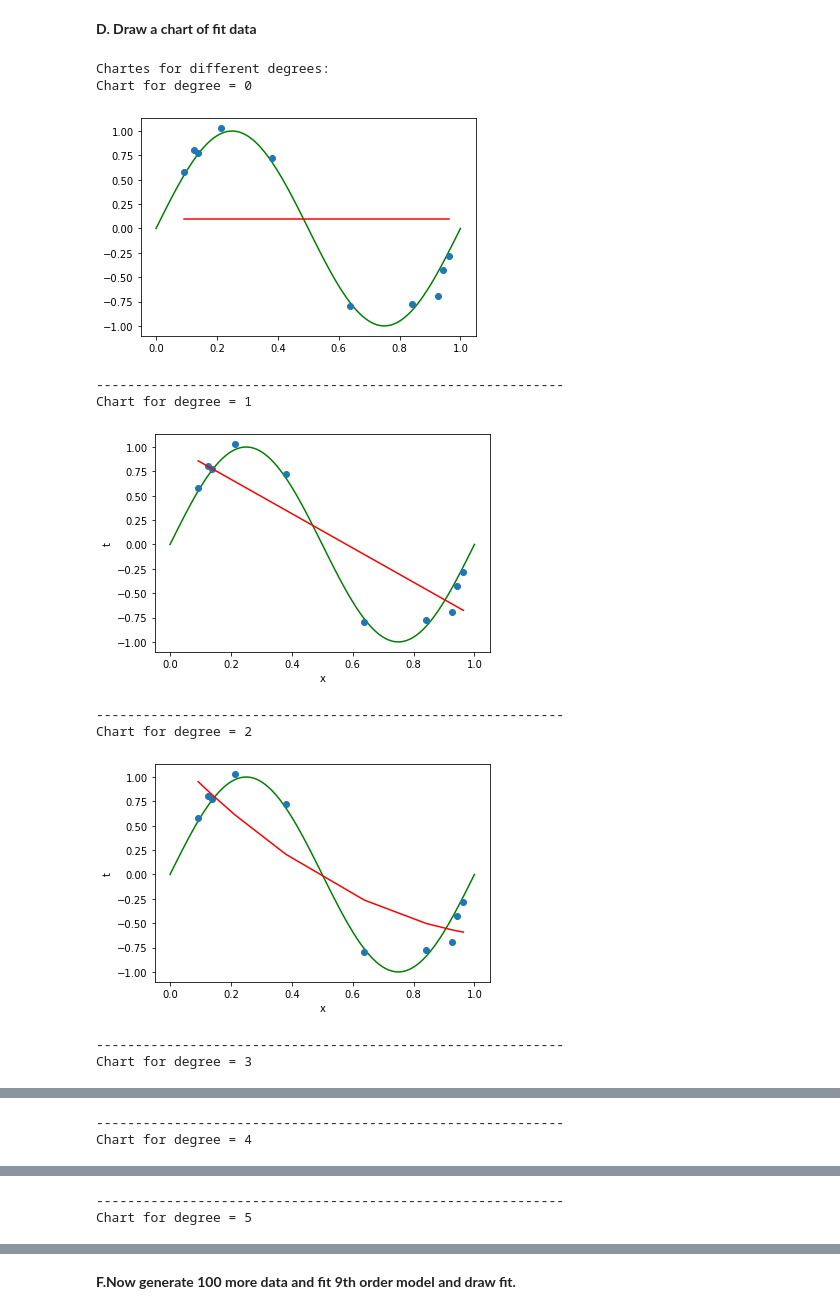
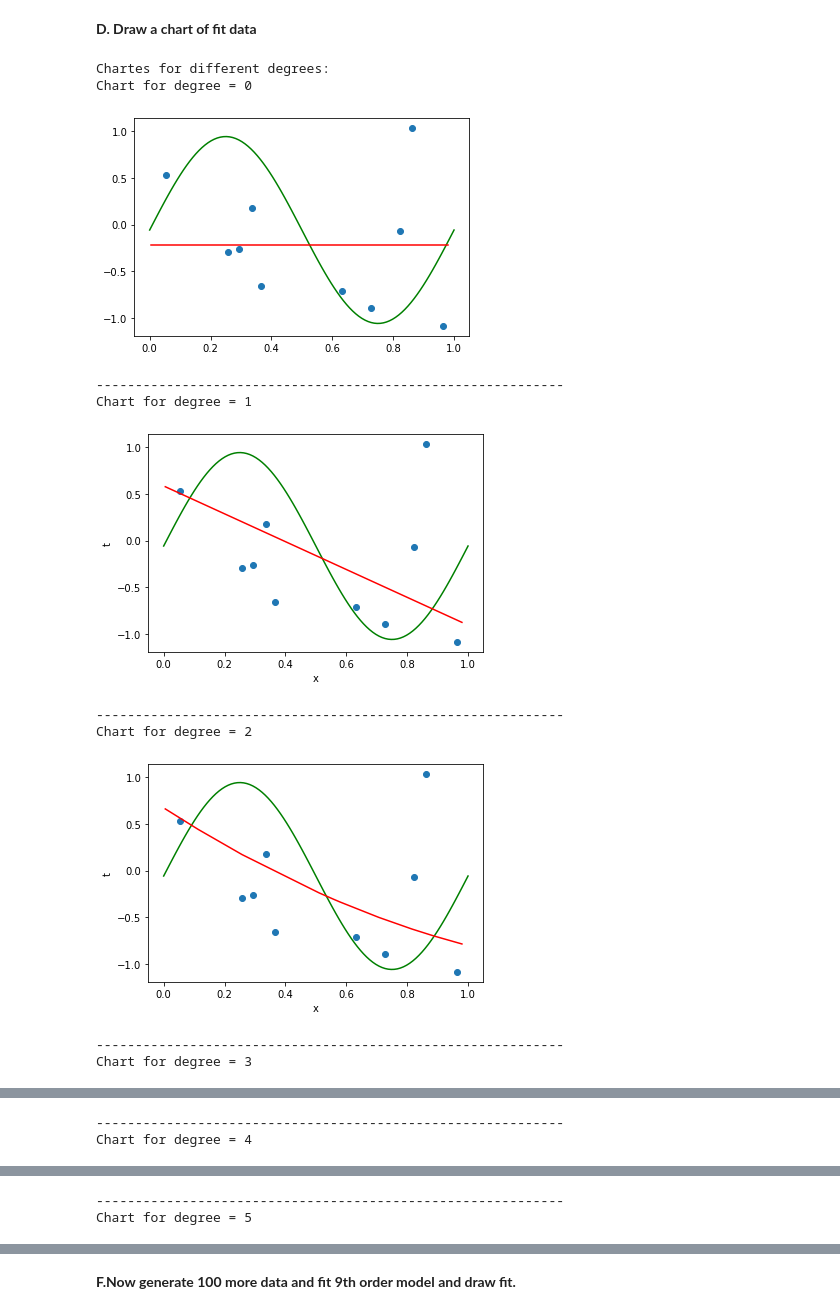
Before and after one commit to vishwanaik15/DMASSIGNMENT02, a Jupyter notebook: Naik_02.ipynb, the cells around one changed output, grey strips where cells are left out. Cells and saved outputs as stored; diff of their text form; code cells hidden in the pictures.

```diff
--- a/Naik_02.ipynb
+++ b/Naik_02.ipynb
@@ -78,5 +92,6 @@ print(X_train)
 # %%
-X_train = X_train[:,0].reshape(-1,1)
-#reshape is used to make array in column-wise
-print(X_train)
+X_traindata = X_traindata[:,0].reshape(-1,1)
+#make data in column
+print(X_traindata)
+X_traindata.shape
 # %% [output]
@@ -155,0 +142,5 @@ import math
+# %%
+print("Y Train Datapoints:")
+Y_traindata = Y_traindata.reshape(-1,1)
+print(Y_traindata)
+Y_traindata.shape
@@ -206,41 +229,37 @@ Table of weights
 # %% [markdown]
 <b>D. Draw a chart of fit data
 </b>
-# %%
-#sorted X and Y data simultaneously to get proper line graph ouput
-X_train, Y_train = zip(*sorted(zip(X_train, Y_train)))
+# %%
+X_traindata, Y_traindata = zip(*sorted(zip(X_traindata, Y_traindata)))
 # %%
 print("Chartes for different degrees:")
 for i in range(10):
     print('Chart for degree = %d' %(i))
-    #using original sine curve to get some reference that how much our curve fits
     x = np.linspace(0, 1, 100)
-    y = np.sin(2*pi*x)
+    y = np.sin(2*pi*x) + 0.1 * N
     plt.plot(x,y,color='g')
 
-    #furthur we will generate polynomial features for given degrees (0 - 9)
+    #generate polynomial feature
     poly_features=PolynomialFeatures(degree=i)
-    #fits training data for given degree and transform it to X_poly
-    X_poly=poly_features.fit_transform(X_train)
-
+    X_poly=poly_features.fit_transform(X_traindata)
     model=LinearRegression()
-    #fit linear regression model for given X and Y data
-    model.fit(X_poly,Y_train)
-    plt.plot(X_train,Y_train,'o')
-    plt.plot(X_train,model.predict(X_poly), color='r')
+    #linear model fot X and Y
+    model.fit(X_poly,Y_traindata)
+    plt.plot(X_train,Y_traindata,'o')
+    plt.plot(X_traindata,model.predict(X_poly), color='r')
     plt.show()
-    plt.xlabel('x') #x-label
-    plt.ylabel('t') #y-label
+    plt.xlabel('x')
+    plt.ylabel('t')
     print("-"*60)
 # %% [output]
 Chartes for different degrees:
 Chart for degree = 0
-[figure, old version]
+[figure, new version]
 ------------------------------------------------------------
 Chart for degree = 1
-[figure, old version]
+[figure, new version]
 ------------------------------------------------------------
 Chart for degree = 2
-[figure, old version]
+[figure, new version]
 ------------------------------------------------------------
 Chart for degree = 3
```
Also changed, not shown: parts of 35 cells of this notebook.
